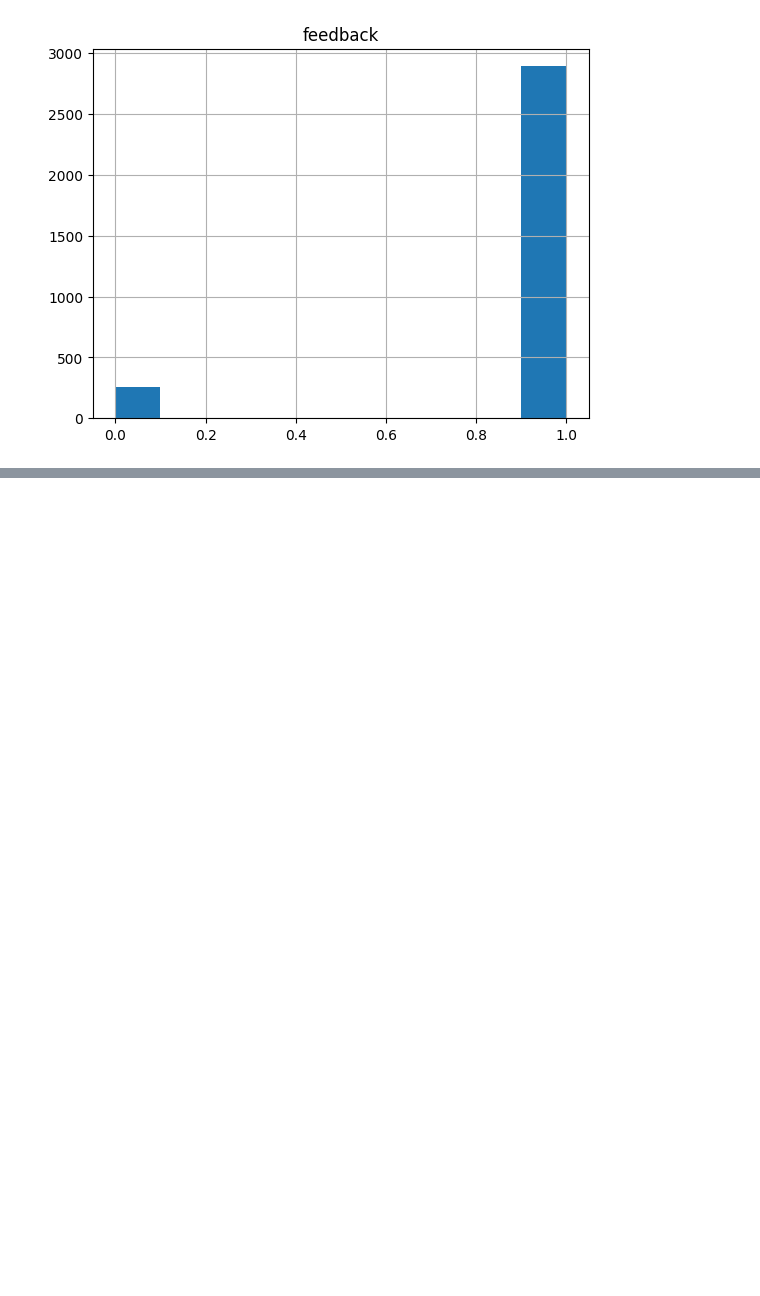
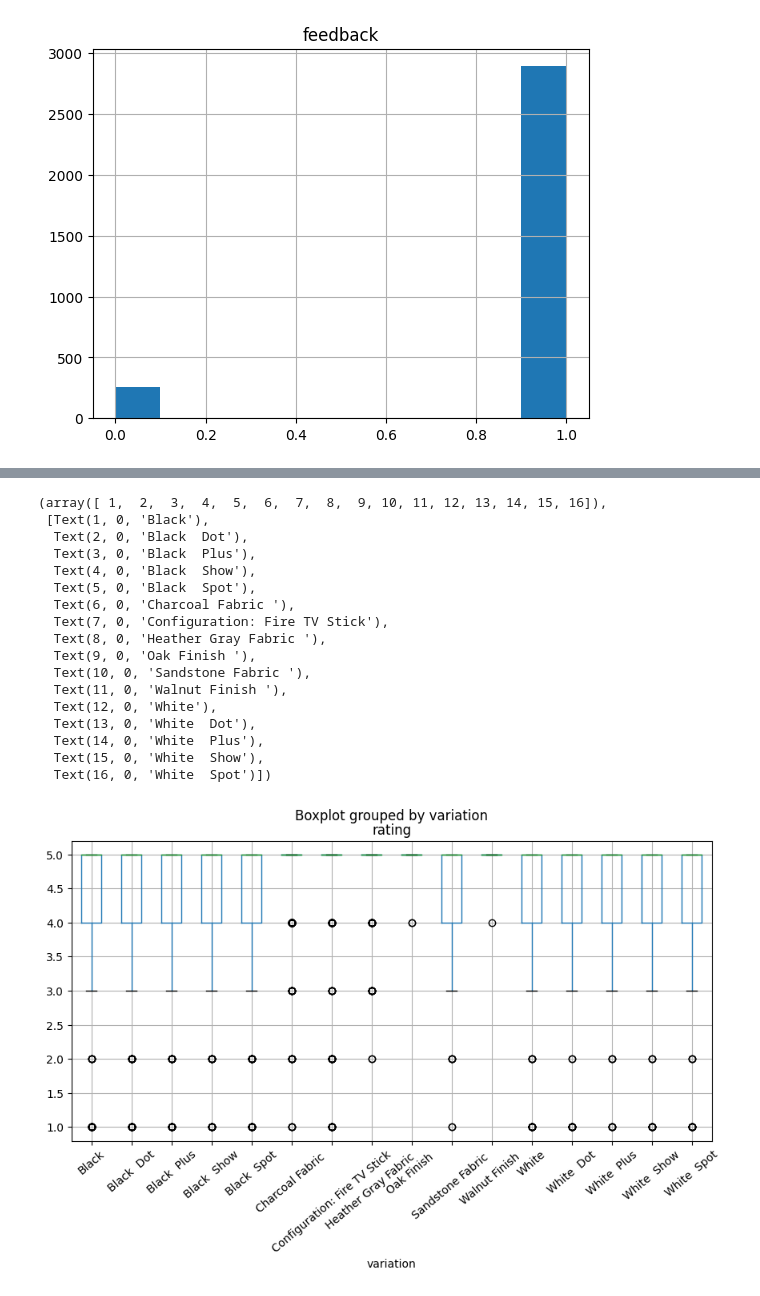
Before and after one commit to annkou/NLP, a Jupyter notebook: Sentiment analysis project/amazon_reviews_project.ipynb, the cells around one changed output, grey strips where cells are left out. Saved outputs shown, nothing was run; the diff lists cells and outputs as text; code cells hidden in the pictures; blank space fills up the shorter version.

```diff
--- a/Sentiment analysis project/amazon_reviews_project.ipynb
+++ b/Sentiment analysis project/amazon_reviews_project.ipynb
@@ -64,0 +74,22 @@ TypeError: boxplot() missing 1 required positional argument: 'x'
+# %%
+amzn_df.boxplot(column='rating',by = 'variation',figsize=(10,5))
+plt.xticks(rotation = 40)
+# %% [output]
+(array([ 1,  2,  3,  4,  5,  6,  7,  8,  9, 10, 11, 12, 13, 14, 15, 16]),
+ [Text(1, 0, 'Black'),
+  Text(2, 0, 'Black  Dot'),
+  Text(3, 0, 'Black  Plus'),
+  Text(4, 0, 'Black  Show'),
+  Text(5, 0, 'Black  Spot'),
+  Text(6, 0, 'Charcoal Fabric '),
+  Text(7, 0, 'Configuration: Fire TV Stick'),
+  Text(8, 0, 'Heather Gray Fabric '),
+  Text(9, 0, 'Oak Finish '),
+  Text(10, 0, 'Sandstone Fabric '),
+  Text(11, 0, 'Walnut Finish '),
+  Text(12, 0, 'White'),
+  Text(13, 0, 'White  Dot'),
+  Text(14, 0, 'White  Plus'),
+  Text(15, 0, 'White  Show'),
+  Text(16, 0, 'White  Spot')])
+[figure, added]
```
Also changed, not shown: parts of 33 cells of this notebook.
